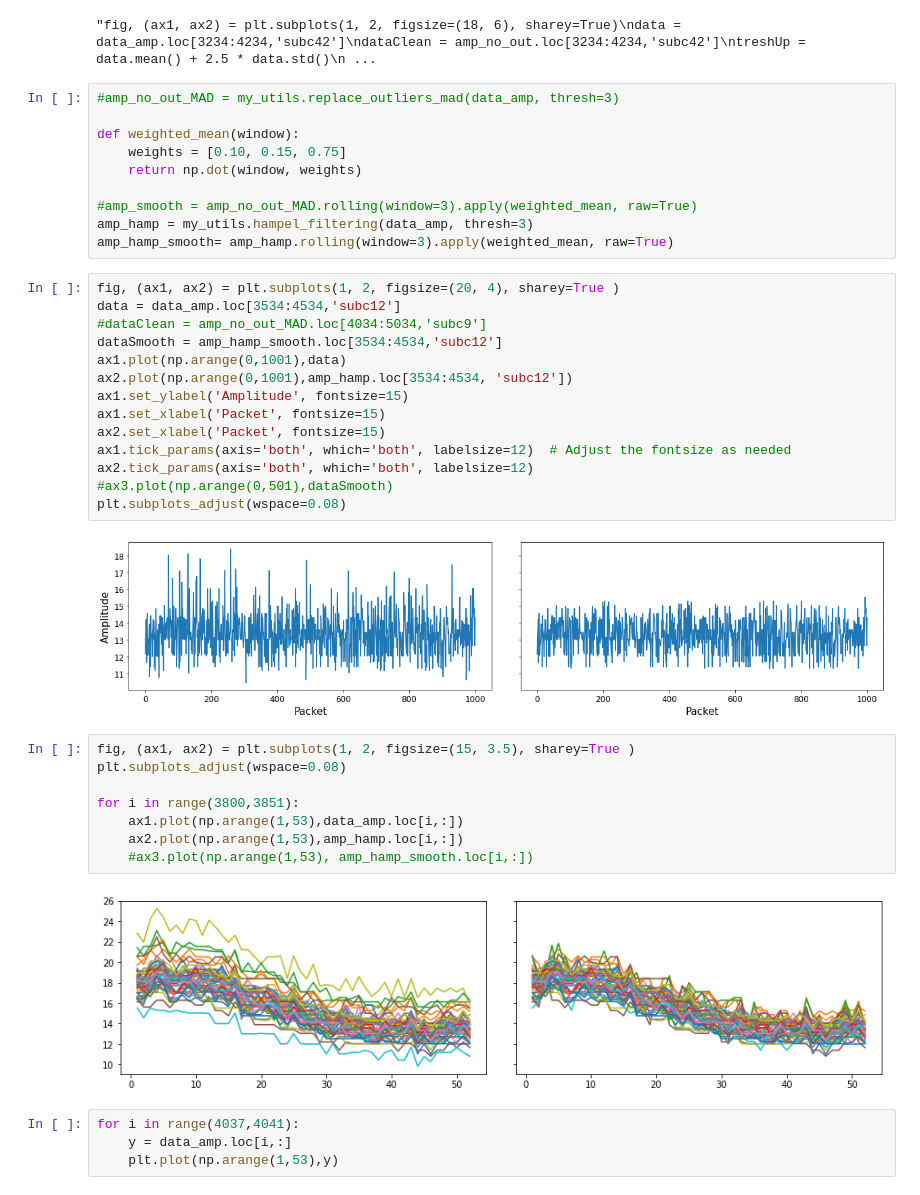
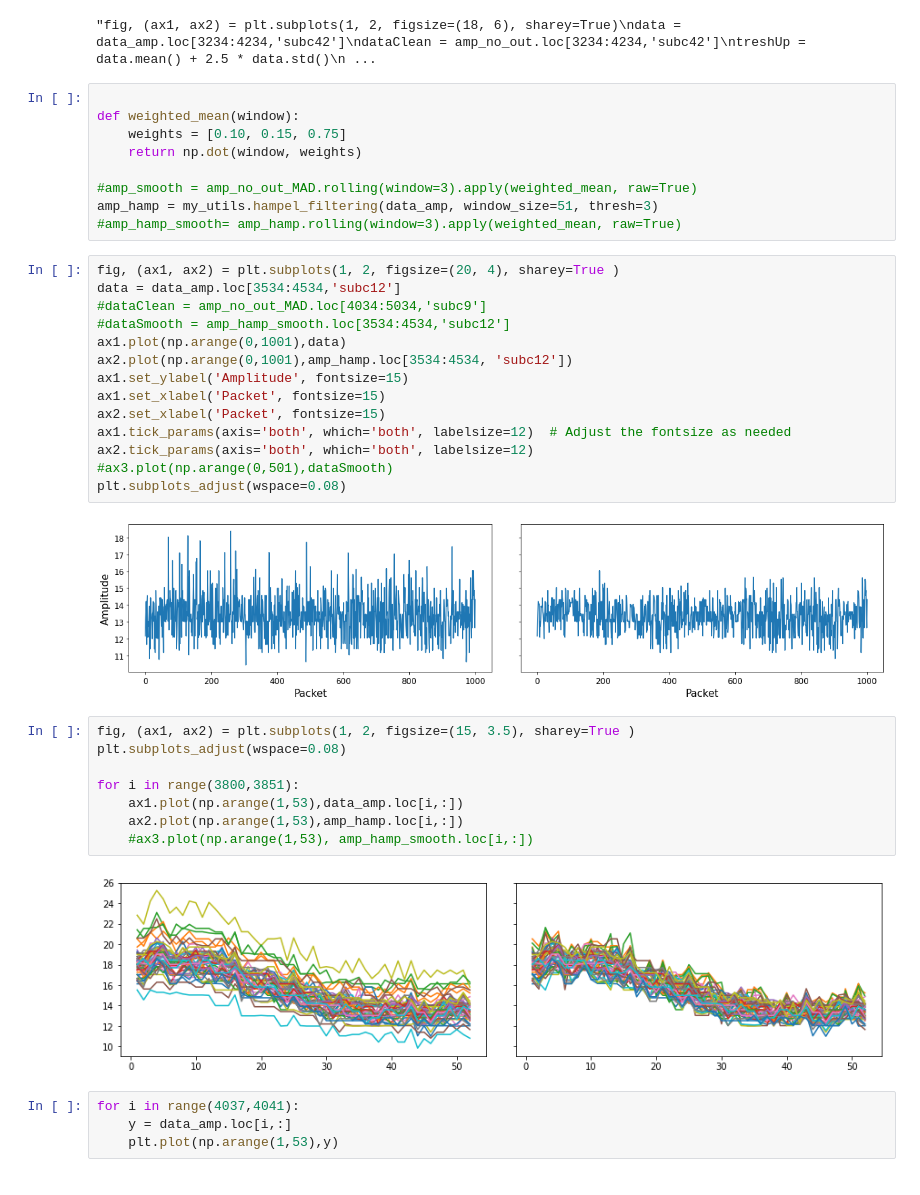
Before and after one commit to Paco-Danes/Thesis, a Jupyter notebook: Code/cleaningAndPlots.ipynb, the cells around one changed output. Drawn from its saved outputs; the diff is of its cells as text.

Commit message:
new hampel fitering (the real one with ExpSmot variation)

```diff
--- a/Code/cleaningAndPlots.ipynb
+++ b/Code/cleaningAndPlots.ipynb
@@ -171,31 +190,30 @@ ax1.hlines((treshUp, treshDown),0,1001, color='red')
 # %% [output]
 "fig, (ax1, ax2) = plt.subplots(1, 2, figsize=(18, 6), sharey=True)\ndata = data_amp.loc[3234:4234,'subc42']\ndataClean = amp_no_out.loc[3234:4234,'subc42']\ntreshUp = data.mean() + 2.5 * data.std()\n ...
 # %%
-#amp_no_out_MAD = my_utils.replace_outliers_mad(data_amp, thresh=3)
 
 def weighted_mean(window):
     weights = [0.10, 0.15, 0.75]
     return np.dot(window, weights)
 
 #amp_smooth = amp_no_out_MAD.rolling(window=3).apply(weighted_mean, raw=True)
-amp_hamp = my_utils.hampel_filtering(data_amp, thresh=3)
-amp_hamp_smooth= amp_hamp.rolling(window=3).apply(weighted_mean, raw=True)
+amp_hamp = my_utils.hampel_filtering(data_amp, window_size=51, thresh=3)
+#amp_hamp_smooth= amp_hamp.rolling(window=3).apply(weighted_mean, raw=True)
 # %%
 fig, (ax1, ax2) = plt.subplots(1, 2, figsize=(20, 4), sharey=True )
 data = data_amp.loc[3534:4534,'subc12']
 #dataClean = amp_no_out_MAD.loc[4034:5034,'subc9']
-dataSmooth = amp_hamp_smooth.loc[3534:4534,'subc12']
+#dataSmooth = amp_hamp_smooth.loc[3534:4534,'subc12']
 ax1.plot(np.arange(0,1001),data)
 ax2.plot(np.arange(0,1001),amp_hamp.loc[3534:4534, 'subc12'])
 ax1.set_ylabel('Amplitude', fontsize=15)
 ax1.set_xlabel('Packet', fontsize=15)
 ax2.set_xlabel('Packet', fontsize=15)
 ax1.tick_params(axis='both', which='both', labelsize=12)  # Adjust the fontsize as needed
 ax2.tick_params(axis='both', which='both', labelsize=12)
 #ax3.plot(np.arange(0,501),dataSmooth)
 plt.subplots_adjust(wspace=0.08)
 # %% [output]
-[figure, old version]
+[figure, new version]
 # %%
 fig, (ax1, ax2) = plt.subplots(1, 2, figsize=(15, 3.5), sharey=True )
 plt.subplots_adjust(wspace=0.08)
@@ -205,7 +223,7 @@ for i in range(3800,3851):
     ax2.plot(np.arange(1,53),amp_hamp.loc[i,:])
     #ax3.plot(np.arange(1,53), amp_hamp_smooth.loc[i,:])
 # %% [output]
-[figure, old version]
+[figure, new version]
 # %%
 for i in range(4037,4041):
     y = data_amp.loc[i,:]
```
Also changed, not shown: parts of 9 cells of this notebook, 12 other files.
